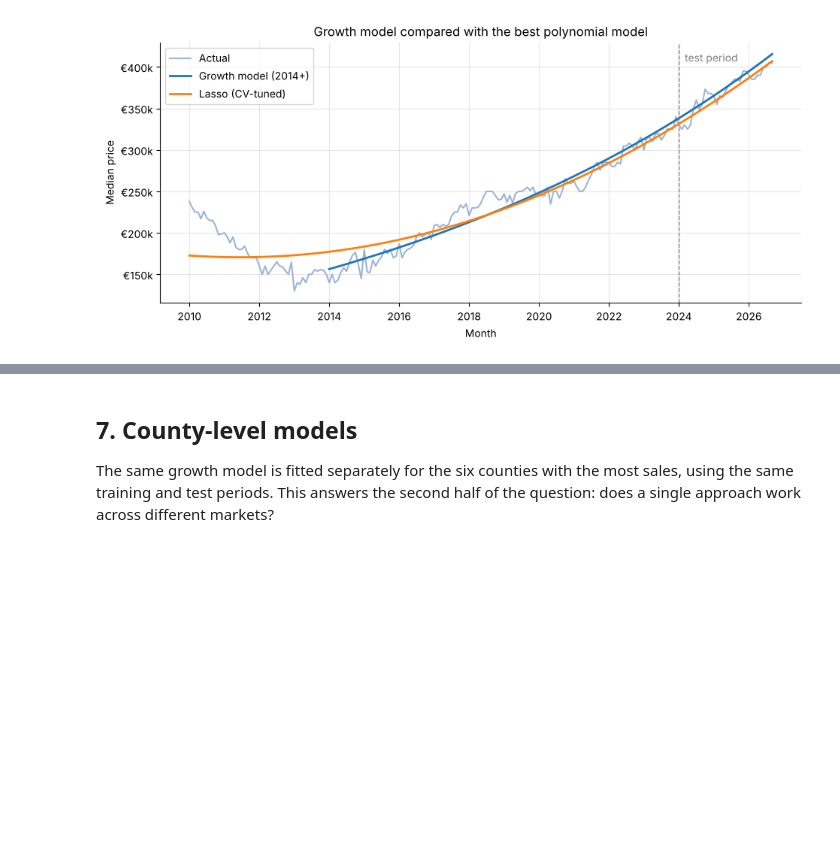
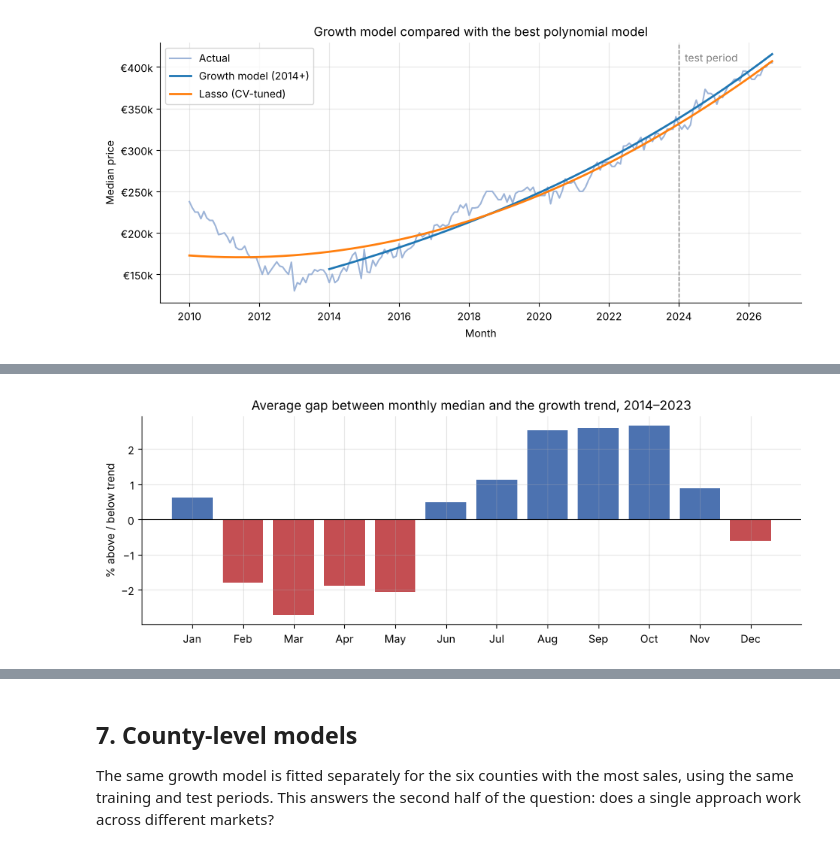
Before and after one commit to S5in/Data-Science-and-Machine-Learning, a Jupyter notebook: 01-irish-property-prices/property_prices.ipynb, the cells around one changed output, grey strips where cells are left out. Drawn from its saved outputs; the diff is of its cells as text; code cells hidden in the pictures; blank space fills up the shorter version.

```diff
--- a/01-irish-property-prices/property_prices.ipynb
+++ b/01-irish-property-prices/property_prices.ipynb
@@ -730,0 +904,16 @@ Estimated growth rate 2014–2023: 8.0% per year
+# %%
+recovery_train = train[train["month"] >= RECOVERY_START]
+trend = predict_growth_model(growth_model, recovery_train)
+seasonal_gap = (recovery_train["median_price"] / trend - 1).groupby(recovery_train["month"].dt.month).mean()
+
+fig, ax = plt.subplots(figsize=(11, 3.5))
+ax.bar(seasonal_gap.index, seasonal_gap.values * 100,
+       color=np.where(seasonal_gap.values >= 0, "#4C72B0", "#C44E52"))
+ax.axhline(0, color="black", linewidth=0.8)
+ax.set_xticks(range(1, 13))
+ax.set_xticklabels(["Jan", "Feb", "Mar", "Apr", "May", "Jun", "Jul", "Aug", "Sep", "Oct", "Nov", "Dec"])
+ax.set_title("Average gap between monthly median and the growth trend, 2014–2023")
+ax.set_ylabel("% above / below trend")
+plt.show()
+# %% [output]
+[figure, added]
```
Also changed, not shown: parts of 32 cells of this notebook, 8 other files.
